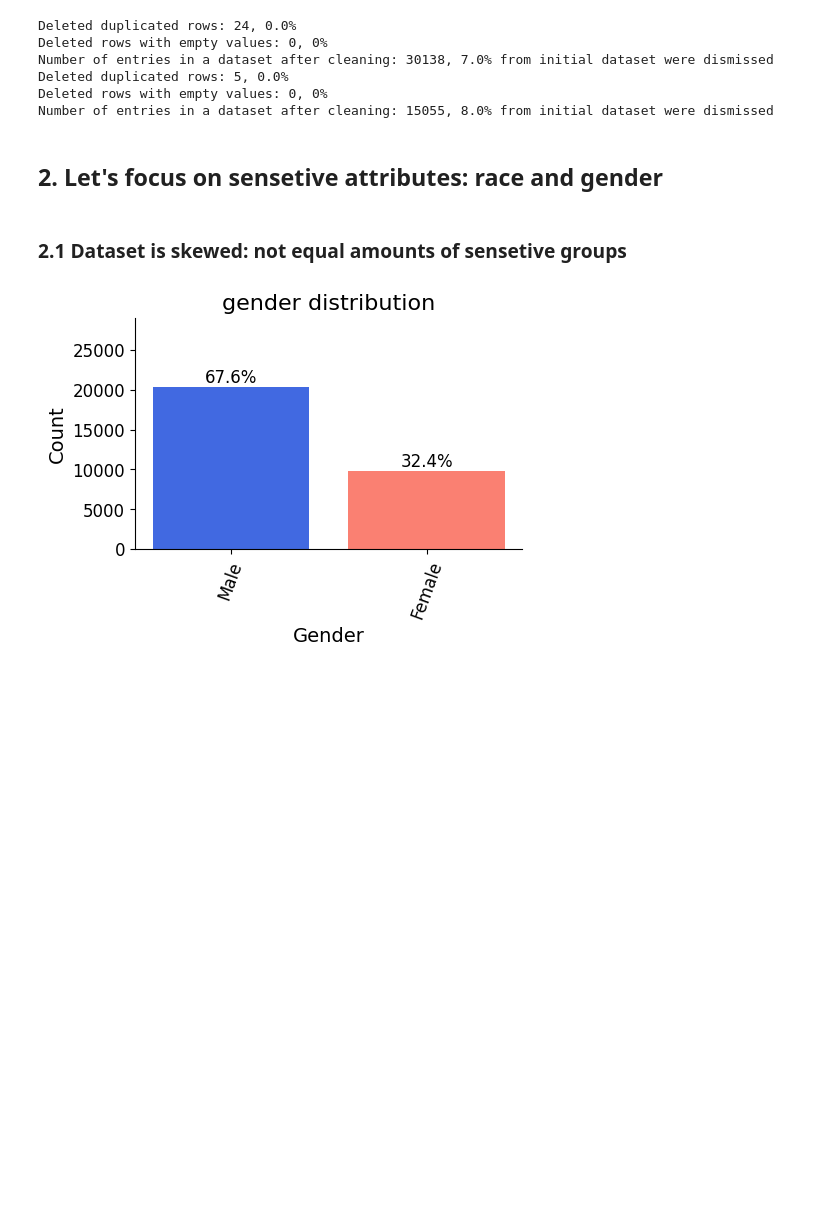
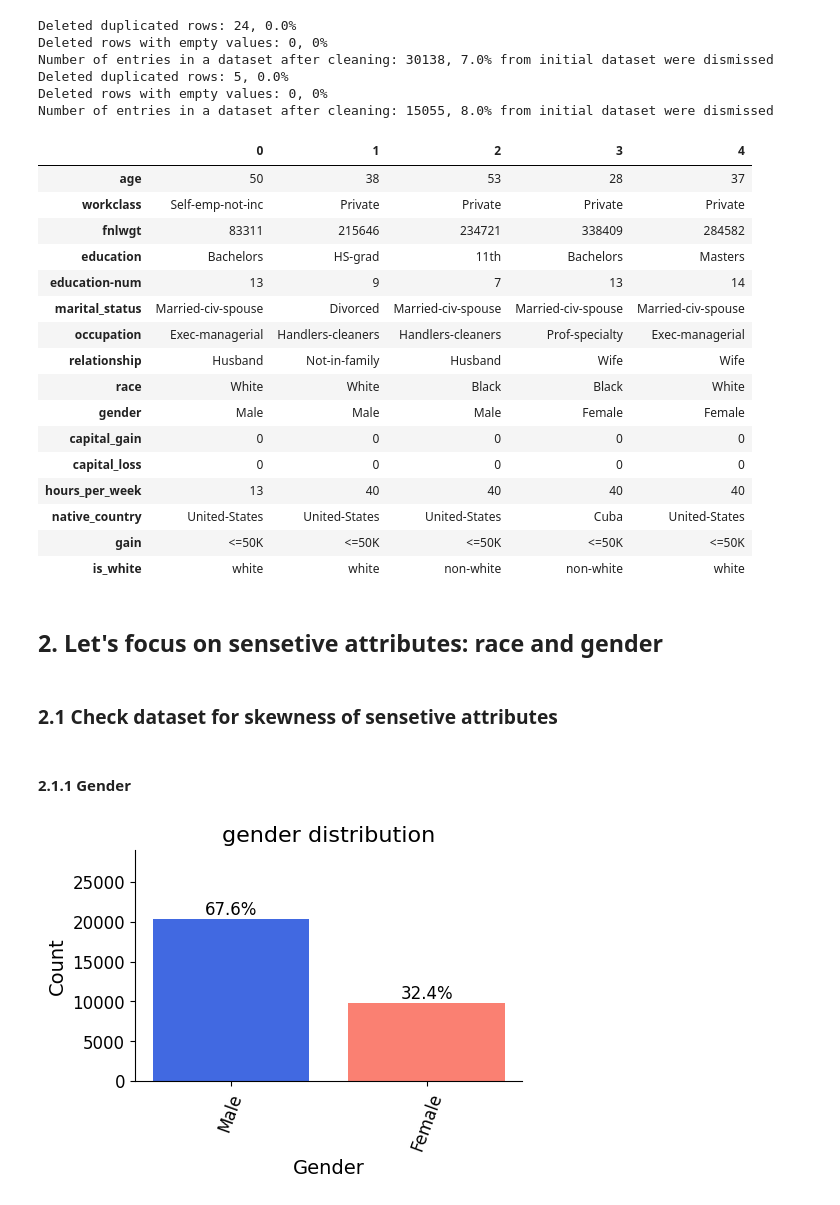
Before and after one commit to golubevtanya/ethic_ai, a Jupyter notebook: cencuc_analysis.ipynb, the cells around one changed output. Saved outputs shown, nothing was run; the diff lists cells and outputs as text; code cells hidden in the pictures; blank space fills up the shorter version.

```diff
--- a/cencuc_analysis.ipynb
+++ b/cencuc_analysis.ipynb
@@ -46,9 +64,31 @@ Number of entries in a dataset after cleaning: 15055, 8.0% from initial dataset
 value_to_drop = 'Holand-Netherlands'
 df = df_raw_processed[df_raw_processed["native_country"] != value_to_drop]
+# %%
+df.head().T
+# %% [output]
+|  | 0 | 1 | 2 | 3 | 4 |
+| age | 50 | 38 | 53 | 28 | 37 |
+| workclass | Self-emp-not-inc | Private | Private | Private | Private |
+| fnlwgt | 83311 | 215646 | 234721 | 338409 | 284582 |
+| education | Bachelors | HS-grad | 11th | Bachelors | Masters |
+| education-num | 13 | 9 | 7 | 13 | 14 |
+| marital_status | Married-civ-spouse | Divorced | Married-civ-spouse | Married-civ-spouse | Married-civ-spouse |
+| occupation | Exec-managerial | Handlers-cleaners | Handlers-cleaners | Prof-specialty | Exec-managerial |
+| relationship | Husband | Not-in-family | Husband | Wife | Wife |
+| race | White | White | Black | Black | White |
+| gender | Male | Male | Male | Female | Female |
+| capital_gain | 0 | 0 | 0 | 0 | 0 |
+| capital_loss | 0 | 0 | 0 | 0 | 0 |
+| hours_per_week | 13 | 40 | 40 | 40 | 40 |
+| native_country | United-States | United-States | United-States | Cuba | United-States |
+| gain | <=50K | <=50K | <=50K | <=50K | <=50K |
+| is_white | white | white | non-white | non-white | white |
 # %% [markdown]
 ## 2. Let's focus on sensetive attributes: race and gender
 # %% [markdown]
-### 2.1 Dataset is skewed: not equal amounts of sensetive groups
+### 2.1 Check dataset for skewness of sensetive attributes
+# %% [markdown]
+#### 2.1.1 Gender
 # %%
 plot_attribute_distribution(df, "gender")
 plot_grouped_attribute_distribution(df, "gender", "gain")
```
Also changed, not shown: parts of 5 cells of this notebook.
